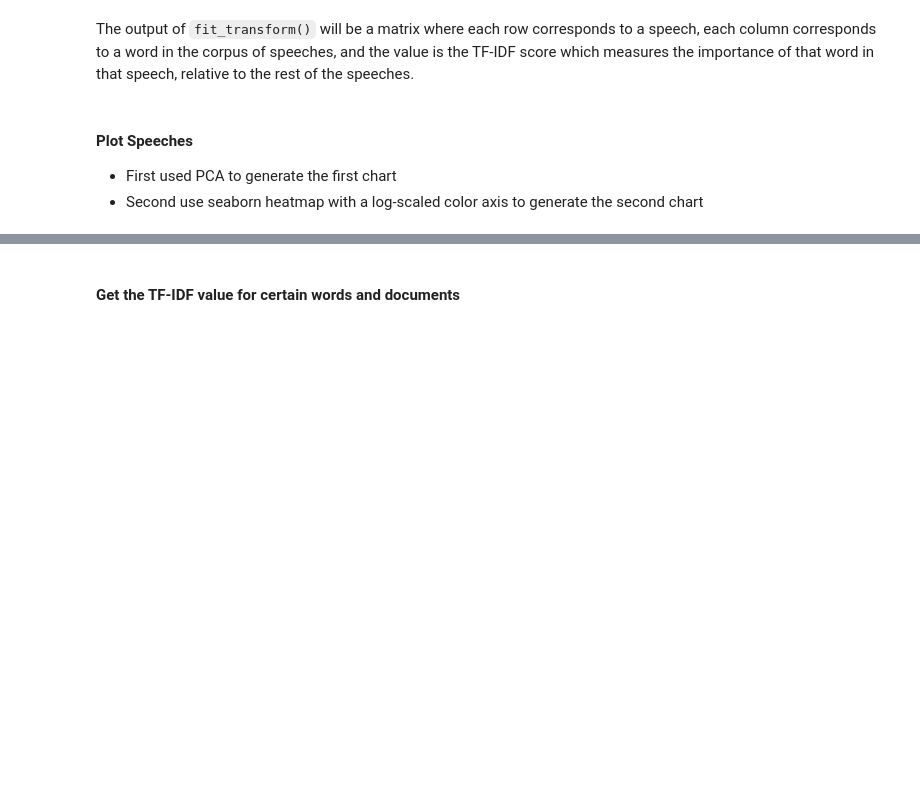
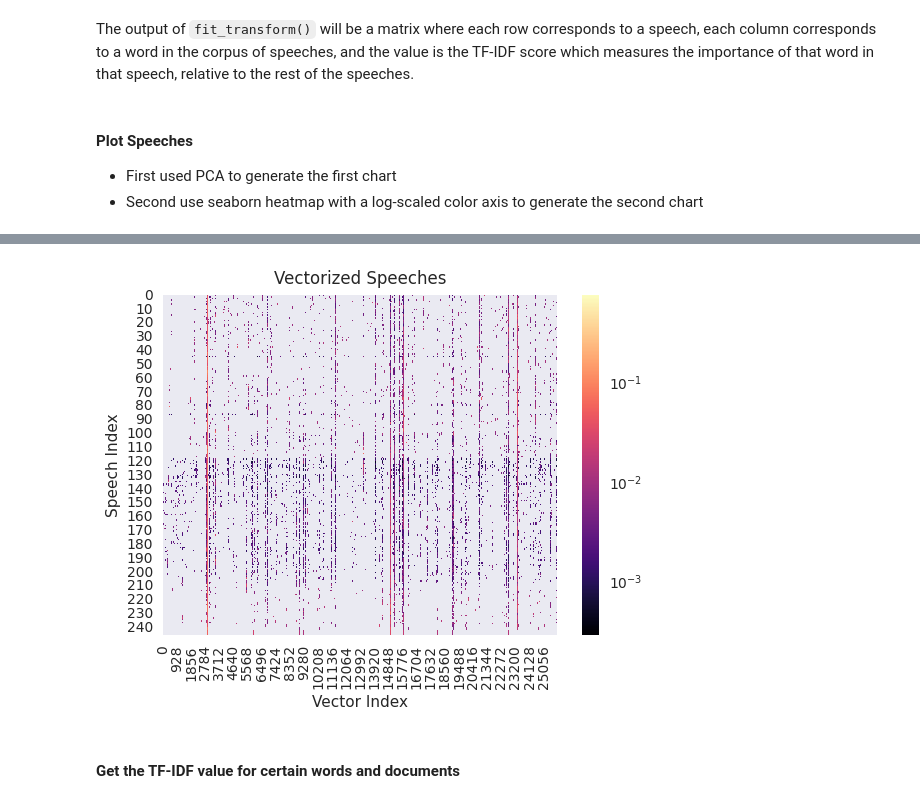
Before and after one commit to UCB-stat-159-f25/proj02-group7, a Jupyter notebook: nlp-P02.ipynb, the cells around one changed output, grey strips where cells are left out. Cells and saved outputs as stored; diff of their text form; code cells hidden in the pictures; blank space fills up the shorter version.

```diff
--- a/nlp-P02.ipynb
+++ b/nlp-P02.ipynb
@@ -263,3 +317,42 @@ The output of `fit_transform()` will be a matrix where each row corresponds to a
+# %%
+import numpy as np
+import seaborn as sns
+from matplotlib.colors import LogNorm
+import matplotlib.ticker as mticker
+from matplotlib.ticker import FixedLocator, FixedFormatter
+
+# vectorized_docs: scipy sparse matrix (rows=speeches, cols=tokens)
+A = tfidf_vectors.astype(np.float32)   # densify
+
+# Log scale needs vmin > 0; pick the smallest positive value
+pos_min = A[A > 0].min() if (A > 0).any() else 1e-6
+
+plt.style.use('seaborn-v0_8')
+plt.figure(figsize=(5.8, 4.7))
+
+ax = sns.heatmap(
+    A,
+    cmap="magma",
+    norm=LogNorm(vmin=pos_min, vmax=A.max()),
+    cbar_kws={"format": mticker.LogFormatterMathtext()}
+)
+
+ax.set_title("Vectorized Speeches", pad=8)
+ax.set_xlabel("Vector Index")
+ax.set_ylabel("Speech Index")
+
+n_cols = A.shape[1]
+step = 928
+xticks = np.arange(0, n_cols, step)
+
+ax.xaxis.set_major_locator(FixedLocator(xticks))
+ax.xaxis.set_major_formatter(FixedFormatter([str(v) for v in xticks]))
+plt.setp(ax.get_xticklabels(), rotation=90)
+plt.grid(False)
+plt.tight_layout()
+plt.show()
+# %% [output]
+[figure, added]
 # %% [markdown]
 #### Get the TF-IDF value for certain words and documents
 # %%
```
Also changed, not shown: parts of 18 cells of this notebook, 1 other file.
